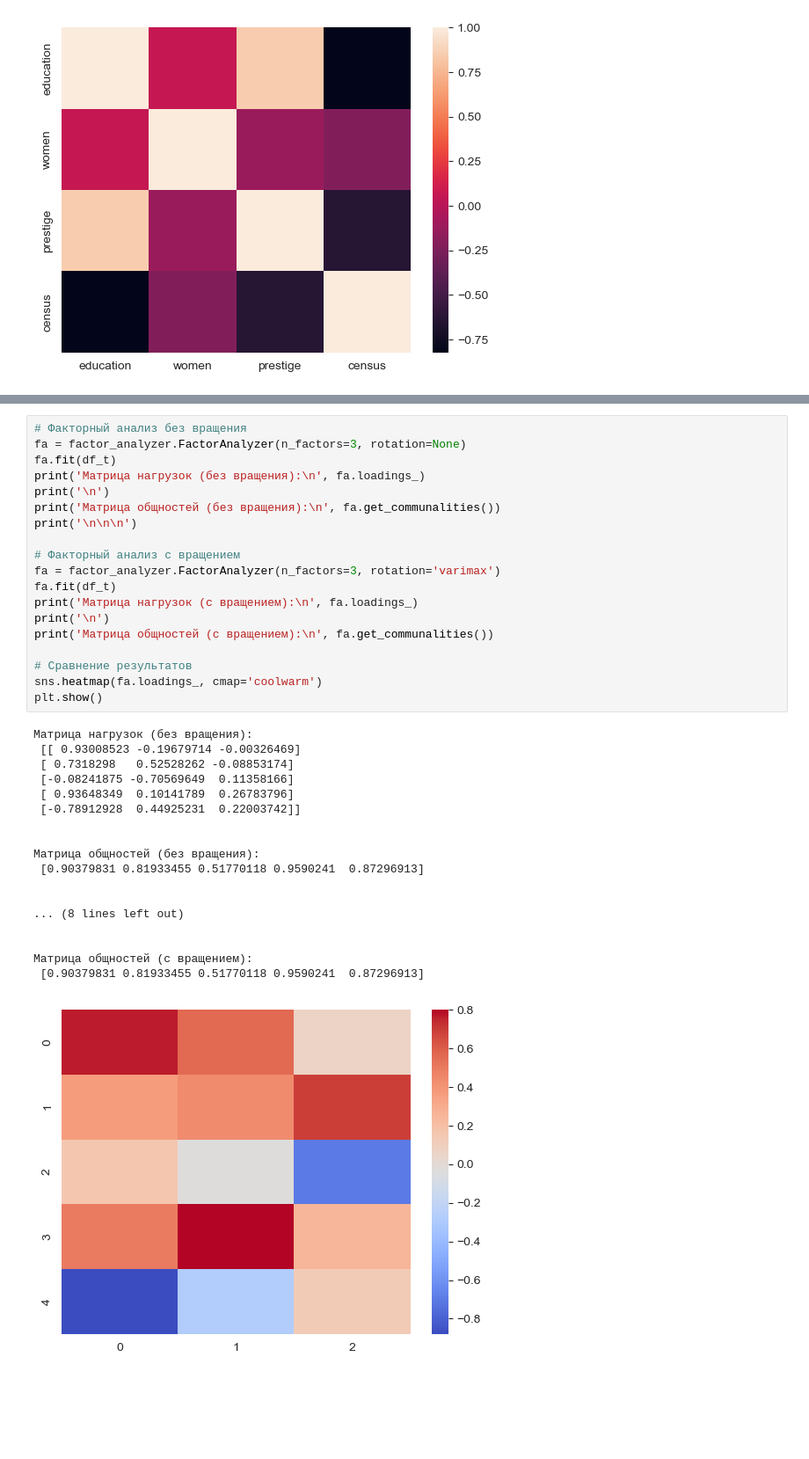
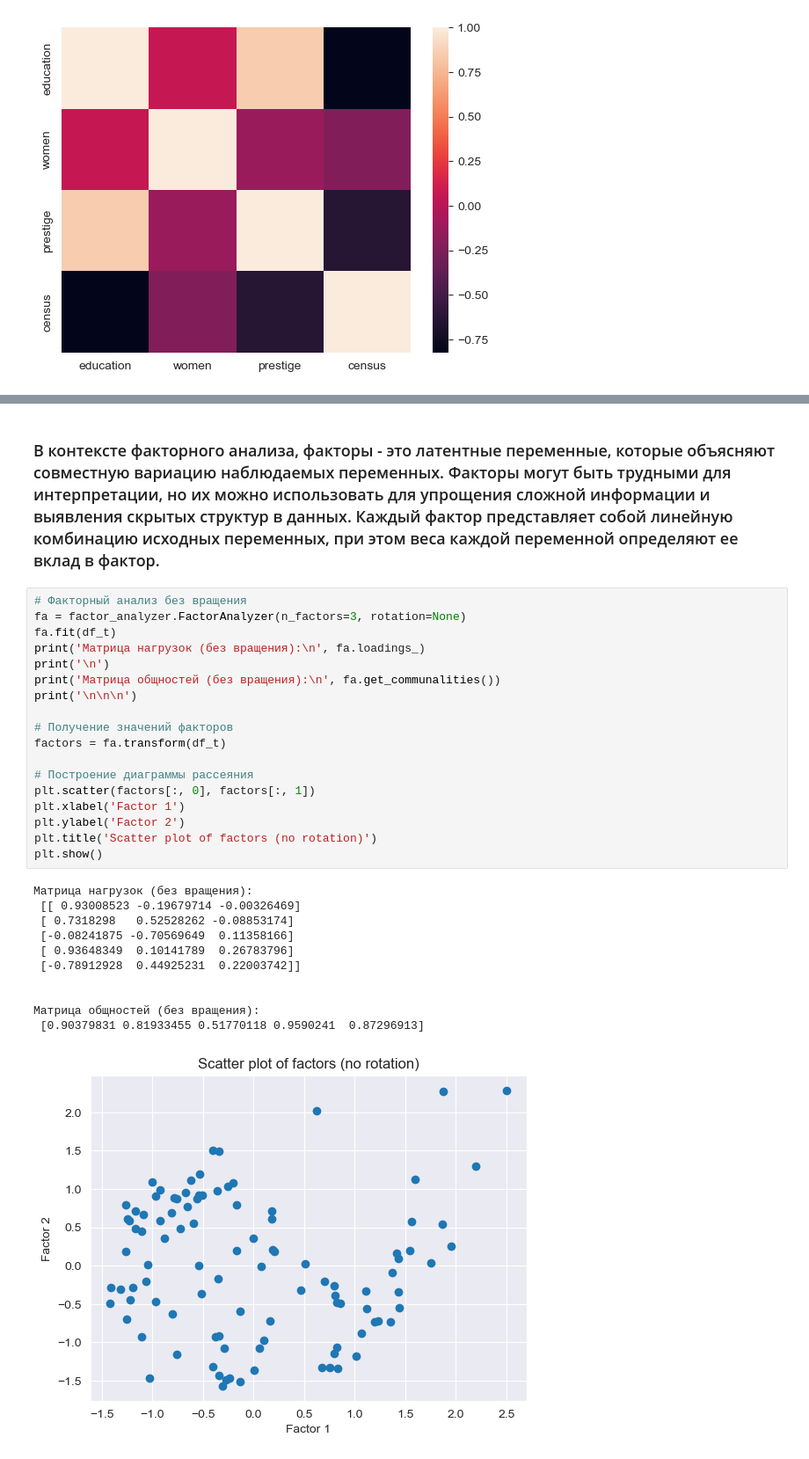
Before and after one commit to malinatrash/Data-Analytics, a Jupyter notebook: lab4/task.ipynb, the cells around one changed output, grey strips where cells are left out. Shown: that part at 88% size. Saved outputs shown, nothing was run; the diff lists cells and outputs as text; blank space fills up the shorter version.

```diff
--- a/lab4/task.ipynb
+++ b/lab4/task.ipynb
@@ -95,38 +173,32 @@ plt.show()
+# %% [markdown]
+### В контексте факторного анализа, факторы - это латентные переменные, которые объясняют совместную вариацию наблюдаемых переменных. Факторы могут быть трудными для интерпретации, но их можно использовать для упрощения сложной информации и выявления скрытых структур в данных. Каждый фактор представляет собой линейную комбинацию исходных переменных, при этом веса каждой переменной определяют ее вклад в фактор.
 # %%
 # Факторный анализ без вращения
 fa = factor_analyzer.FactorAnalyzer(n_factors=3, rotation=None)
 fa.fit(df_t)
 print('Матрица нагрузок (без вращения):\n', fa.loadings_)
 print('\n')
 print('Матрица общностей (без вращения):\n', fa.get_communalities())
 print('\n\n\n')
 
-# Факторный анализ с вращением
-fa = factor_analyzer.FactorAnalyzer(n_factors=3, rotation='varimax')
-fa.fit(df_t)
-print('Матрица нагрузок (с вращением):\n', fa.loadings_)
-print('\n')
-print('Матрица общностей (с вращением):\n', fa.get_communalities())
+# Получение значений факторов
+factors = fa.transform(df_t)
 
-# Сравнение результатов
-sns.heatmap(fa.loadings_, cmap='coolwarm')
+# Построение диаграммы рассеяния
+plt.scatter(factors[:, 0], factors[:, 1])
+plt.xlabel('Factor 1')
+plt.ylabel('Factor 2')
+plt.title('Scatter plot of factors (no rotation)')
 plt.show()
 # %% [output]
 Матрица нагрузок (без вращения):
  [[ 0.93008523 -0.19679714 -0.00326469]
  [ 0.7318298   0.52528262 -0.08853174]
  [-0.08241875 -0.70569649  0.11358166]
  [ 0.93648349  0.10141789  0.26783796]
  [-0.78912928  0.44925231  0.22003742]]
 
 
 Матрица общностей (без вращения):
  [0.90379831 0.81933455 0.51770118 0.9590241  0.87296913]
-
-
-... (8 lines left out)
-
-
-Матрица общностей (с вращением):
- [0.90379831 0.81933455 0.51770118 0.9590241  0.87296913]
-[figure, old version]
+[figure, new version]
```
Also changed, not shown: parts of 15 cells of this notebook.
